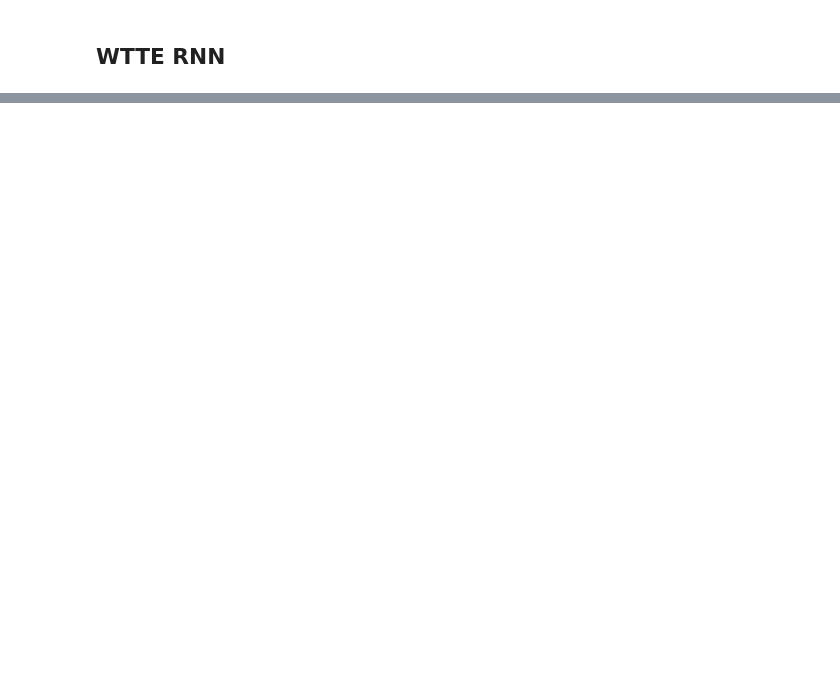
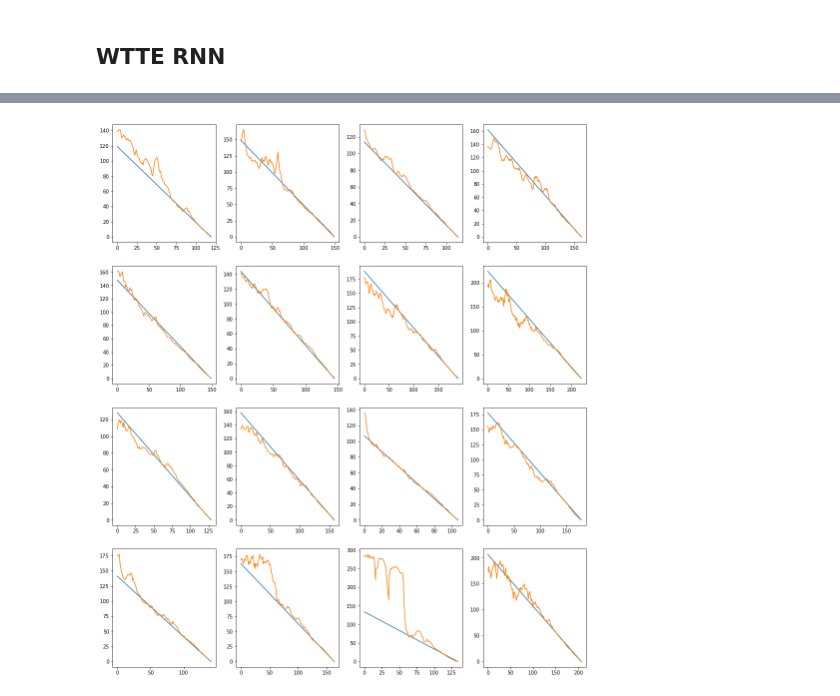
Before and after one commit to Manelmc/rnn-time-to-event, a Jupyter notebook: Turbofan Engine/predictive-maintenance-turbofan-engine.ipynb, the cells around one changed output, grey strips where cells are left out. Cells and saved outputs as stored; diff of their text form; code cells hidden in the pictures; blank space fills up the shorter version.

```diff
--- a/Turbofan Engine/predictive-maintenance-turbofan-engine.ipynb
+++ b/Turbofan Engine/predictive-maintenance-turbofan-engine.ipynb
@@ -414,0 +508,23 @@ KeyboardInterrupt:
+# %%
+from keras.models import load_model
+import keras.losses
+keras.losses.weibull_loglik_discrete = weibull_loglik_discrete
+model = load_model("Models/wtte_1_234.h5", custom_objects={'activate': activate})
+# %%
+%matplotlib inline
+
+fig = plt.figure()
+n_cols=4
+i = 1
+for id,lot in lot_sample:
+    ax = fig.add_subplot(sample_size/n_cols,n_cols,i)
+    plt.plot(lot)
+    y_pred = model.predict(np.array(seq_gen[id]))
+    plt.plot([mean_weibull(alpha, beta) for beta, alpha in y_pred])
+    i += 1
+
+plt.gcf().set_size_inches((17,5*sample_size/n_cols))
+# plt.grid(True)
+plt.show()
+# %% [output]
+[figure, added]
```
Also changed, not shown: parts of 28 cells of this notebook, 6 other files.
